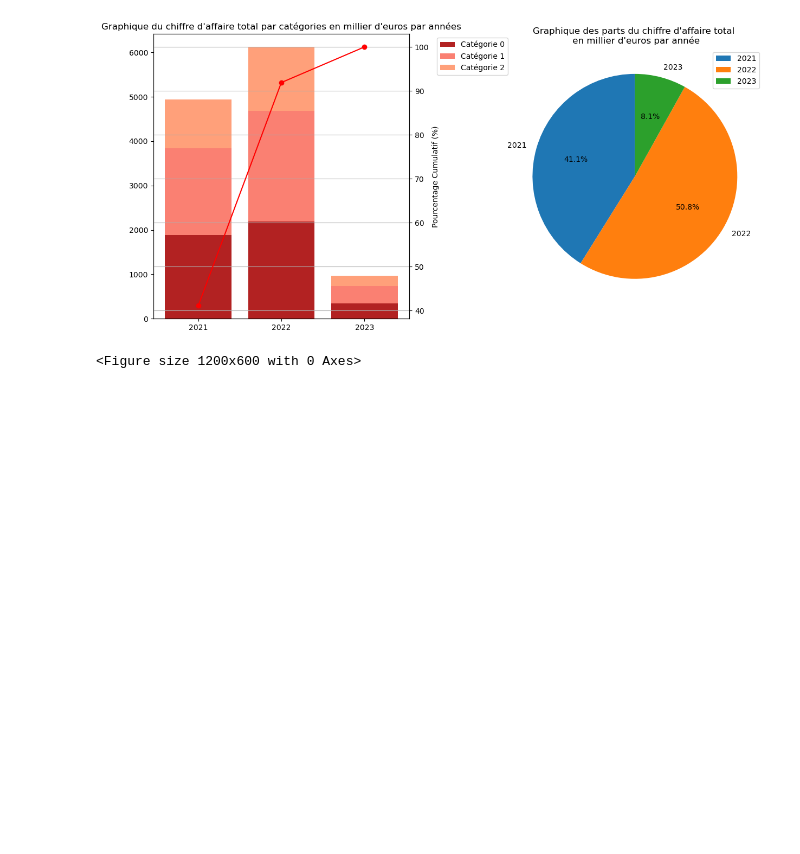
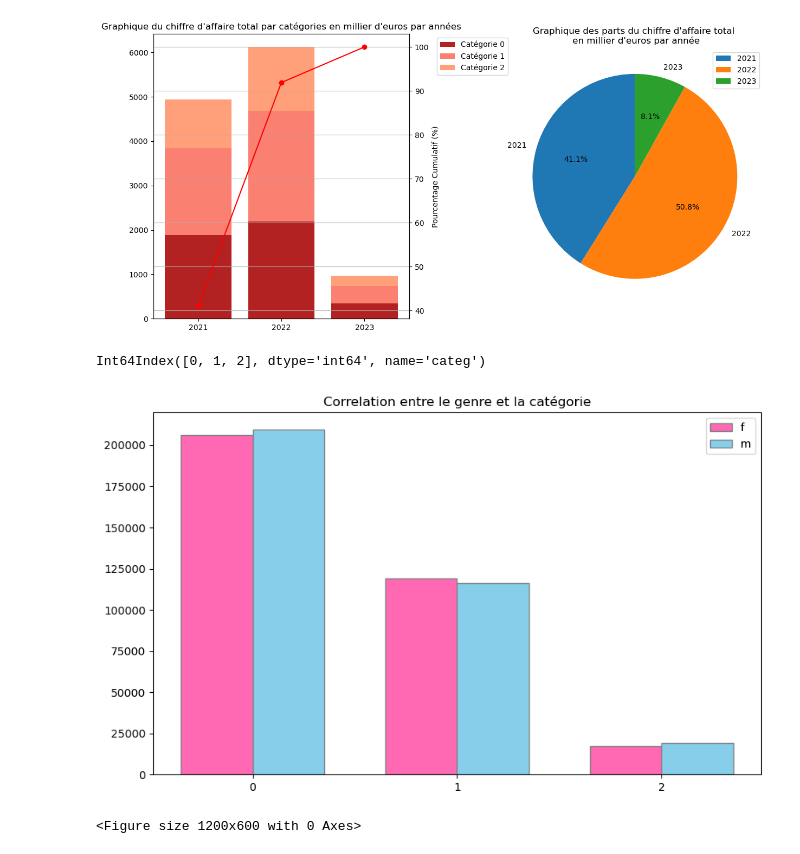
Before and after one commit to kikduck/DA-P6, a Jupyter notebook: notebook-p6.ipynb, the cells around one changed output. Drawn from its saved outputs; the diff is of its cells as text; code cells hidden in the pictures; blank space fills up the shorter version.

```diff
--- a/notebook-p6.ipynb
+++ b/notebook-p6.ipynb
@@ -408,6 +408,26 @@ plt.tight_layout()
 plt.show()
 # %% [output]
 [figure]
+# %%
+df_genre_categ = pd.crosstab(df_final['categ'], df_final['sex'], values=df_final['sex'], aggfunc='size')
+df_genre_categ.index
+# %% [output]
+Int64Index([0, 1, 2], dtype='int64', name='categ')
+# %%
+plt.figure(figsize=(10, 6))
+n_categories = 3
+
+barWidth = 0.35  # Largeur des barres
+f_pos = np.arange(n_categories)
+m_pos = [x + barWidth for x in f_pos]
+plt.bar(f_pos, df_genre_categ['f'], color='hotpink', width=barWidth, edgecolor='grey', label='f')
+plt.bar(m_pos, df_genre_categ['m'], color='skyblue', width=barWidth, edgecolor='grey', label='m')
+plt.xticks([r + barWidth/2 for r in range(n_categories)], df_genre_categ.index)
+plt.legend()
+plt.title("Correlation entre le genre et la catégorie")
+plt.show()
+# %% [output]
+[figure, added]
 # %%
 plt.figure(figsize=(12, 6))
 sns.catplot(x = "age", kind = "count", hue="categ", data= df_final)
```
Also changed, not shown: parts of 1 cell of this notebook.
